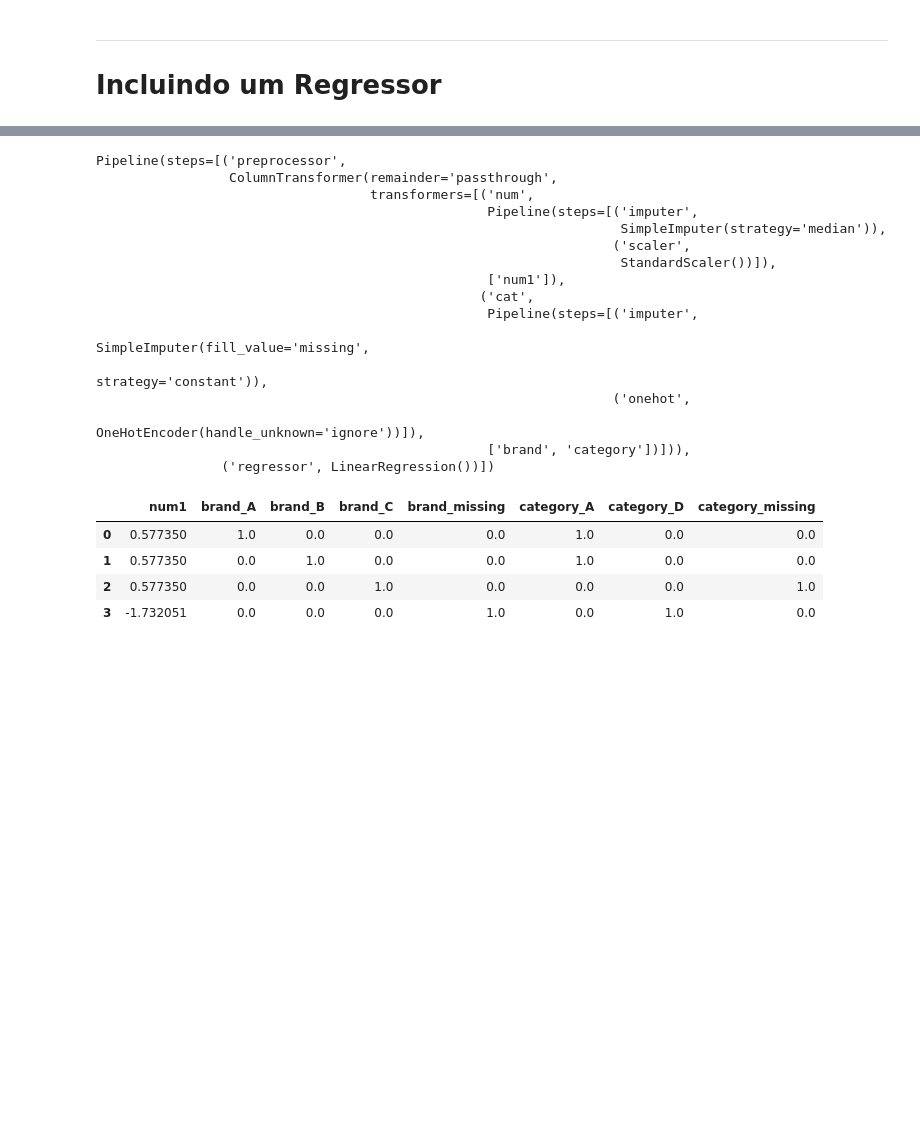
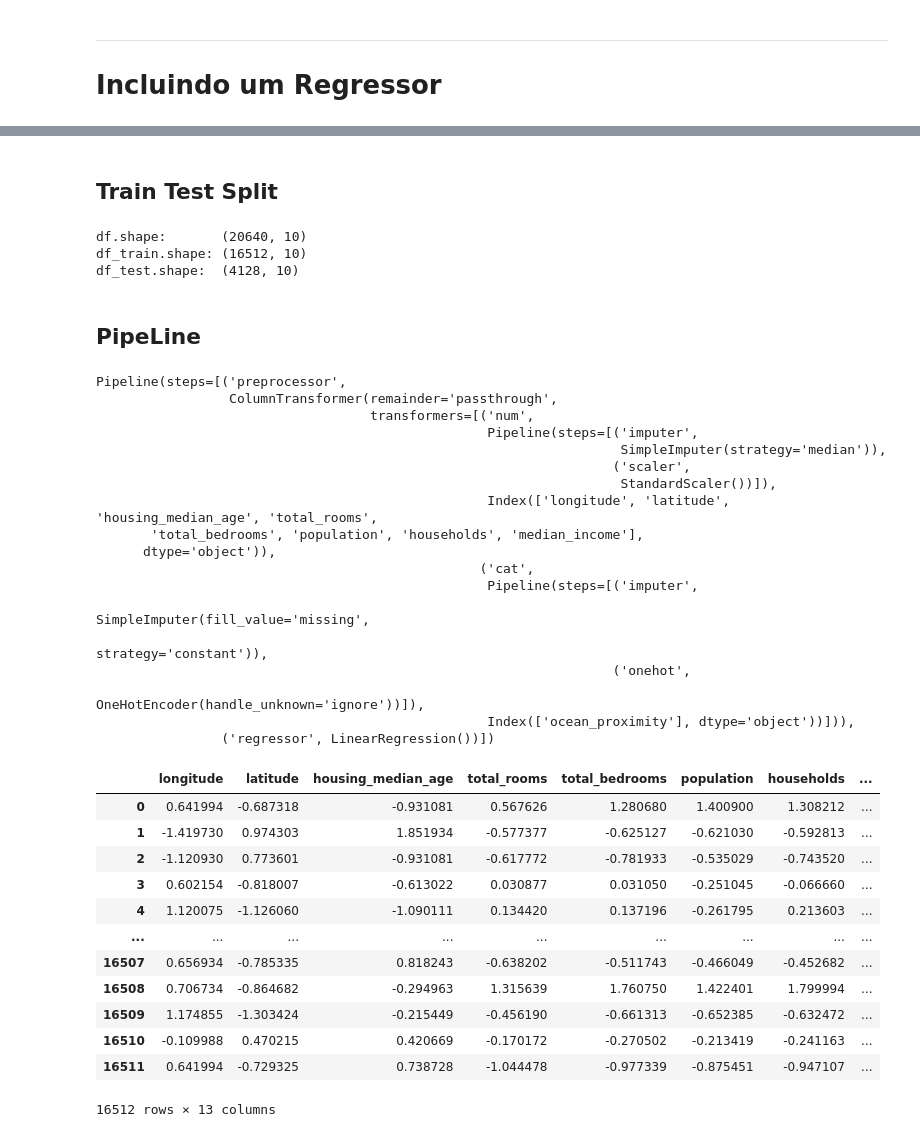
Before and after one commit to viggiano75/hands_on_ml, a Jupyter notebook: Super_simple_pipeline.ipynb, the cells around one changed output, grey strips where cells are left out. Cells and saved outputs as stored; diff of their text form; code cells hidden in the pictures; blank space fills up the shorter version.

```diff
--- a/Super_simple_pipeline.ipynb
+++ b/Super_simple_pipeline.ipynb
@@ -102,13 +108,6 @@ import pandas as pd
 from sklearn.impute import SimpleImputer
 from sklearn.preprocessing import OneHotEncoder, StandardScaler
 from sklearn.pipeline import Pipeline
+from sklearn.model_selection import train_test_split
 from sklearn.compose import ColumnTransformer
 from sklearn.linear_model import LinearRegression
-
-df = pd.DataFrame({'brand': ['A', 'B', 'C', np.NaN],
-                   'num1': [1, 1, np.NaN, 0],
-                   'category': ['A', 'A', np.NaN, 'D'],
-                    'target': [2, 4, 8, 10]})
-
-
-df
@@ -121,12 +123,32 @@ df
+# %% [markdown]
+## Train Test Split
+# %%
+# padrão 20% para teste
+df_train, df_test = train_test_split(df,
+                                     test_size = 0.2,
+                                     random_state=75)
+
+print("df.shape:      ",df.shape)
+print("df_train.shape:",df_train.shape)
+print("df_test.shape: ",df_test.shape)
+# %% [output]
+df.shape:       (20640, 10)
+df_train.shape: (16512, 10)
+df_test.shape:  (4128, 10)
+# %%
+X_train = df_train.drop("target", axis=1) # drop labels for training set
+y_train = df_train["target"].copy()
+# %% [markdown]
+## PipeLine
 # %%
 # numeric_transformer
-numeric_features = ['num1']
+numeric_features = X_train.select_dtypes(include='number').columns # all numericals
 numeric_transformer = Pipeline(steps=[
     ('imputer', SimpleImputer(strategy='median')),
     ('scaler', StandardScaler())])
 
 # categorical transformer
-categorical_features = ['brand', 'category']
+categorical_features = X_train.select_dtypes(include='object').columns
 categorical_transformer = Pipeline(steps=[
     ('imputer', SimpleImputer(strategy='constant', fill_value='missing')),
     ('onehot', OneHotEncoder(handle_unknown='ignore'))])
@@ -141,14 +163,14 @@ preprocessor = ColumnTransformer(
         sparse_threshold=0.3,
         n_jobs=None,
         transformer_weights=None,
-        verbose=False,)
+        verbose=False)
 
 # Preprocessor & Regressor
 clf = Pipeline(steps=[('preprocessor', preprocessor),
                       ('regressor',  LinearRegression())])
 
 # Fit
-clf.fit(df.drop('target', 1), df['target'])
+clf.fit(X_train, y_train)
 # %% [output]
 Pipeline(steps=[('preprocessor',
                  ColumnTransformer(remainder='passthrough',
@@ -157,26 +179,36 @@ Pipeline(steps=[('preprocessor',
                                                                    SimpleImputer(strategy='median')),
                                                                   ('scaler',
                                                                    StandardScaler())]),
-                                                  ['num1']),
+                                                  Index(['longitude', 'latitude', 'housing_median_age', 'total_rooms',
+       'total_bedrooms', 'population', 'households', 'median_income'],
+      dtype='object')),
                                                  ('cat',
                                                   Pipeline(steps=[('imputer',
                                                                    SimpleImputer(fill_value='missing',
                                                                                  strategy='constant')),
                                                                   ('onehot',
                                                                    OneHotEncoder(handle_unknown='ignore'))]),
-                                                  ['brand', 'category'])])),
+                                                  Index(['ocean_proximity'], dtype='object'))])),
                 ('regressor', LinearRegression())])
 # %%
-transformed_data = preprocessor.transform(df.drop('target', 1))
+transformed_data = preprocessor.transform(X_train)
 
 pd.DataFrame(transformed_data,
              columns=get_ct_feature_names(preprocessor))
 # %% [output]
-|  | num1 | brand_A | brand_B | brand_C | brand_missing | category_A | category_D | category_missing |
-| 0 | 0.577350 | 1.0 | 0.0 | 0.0 | 0.0 | 1.0 | 0.0 | 0.0 |
-| 1 | 0.577350 | 0.0 | 1.0 | 0.0 | 0.0 | 1.0 | 0.0 | 0.0 |
-| 2 | 0.577350 | 0.0 | 0.0 | 1.0 | 0.0 | 0.0 | 0.0 | 1.0 |
-| 3 | -1.732051 | 0.0 | 0.0 | 0.0 | 1.0 | 0.0 | 1.0 | 0.0 |
+|  | longitude | latitude | housing_median_age | total_rooms | total_bedrooms | population | households | ... |
+| 0 | 0.641994 | -0.687318 | -0.931081 | 0.567626 | 1.280680 | 1.400900 | 1.308212 | ... |
+| 1 | -1.419730 | 0.974303 | 1.851934 | -0.577377 | -0.625127 | -0.621030 | -0.592813 | ... |
+| 2 | -1.120930 | 0.773601 | -0.931081 | -0.617772 | -0.781933 | -0.535029 | -0.743520 | ... |
+| 3 | 0.602154 | -0.818007 | -0.613022 | 0.030877 | 0.031050 | -0.251045 | -0.066660 | ... |
+| 4 | 1.120075 | -1.126060 | -1.090111 | 0.134420 | 0.137196 | -0.261795 | 0.213603 | ... |
+| ... | ... | ... | ... | ... | ... | ... | ... | ... |
+| 16507 | 0.656934 | -0.785335 | 0.818243 | -0.638202 | -0.511743 | -0.466049 | -0.452682 | ... |
+| 16508 | 0.706734 | -0.864682 | -0.294963 | 1.315639 | 1.760750 | 1.422401 | 1.799994 | ... |
+| 16509 | 1.174855 | -1.303424 | -0.215449 | -0.456190 | -0.661313 | -0.652385 | -0.632472 | ... |
+| 16510 | -0.109988 | 0.470215 | 0.420669 | -0.170172 | -0.270502 | -0.213419 | -0.241163 | ... |
+| 16511 | 0.641994 | -0.729325 | 0.738728 | -1.044478 | -0.977339 | -0.875451 | -0.947107 | ... |
+16512 rows × 13 columns
 # %% [markdown]
 <br>
 <br>
```
Also changed, not shown: parts of 15 cells of this notebook, 1 other file.
